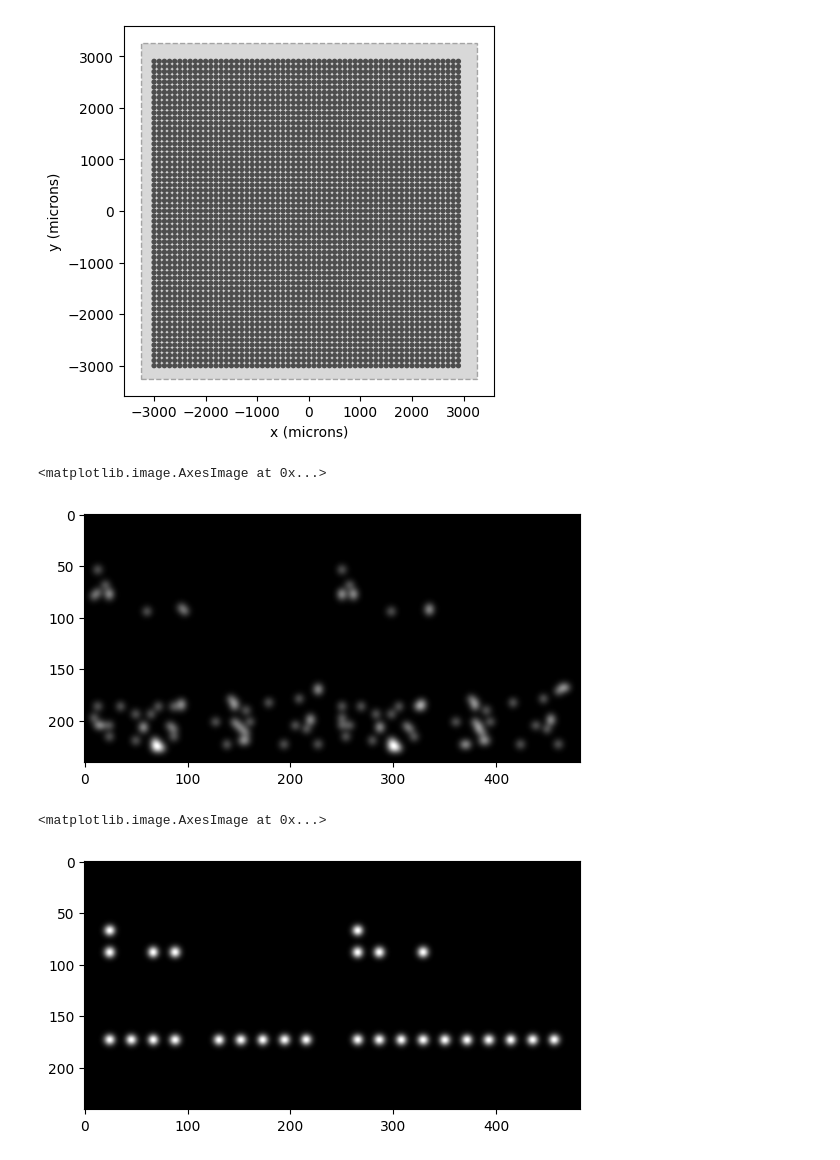
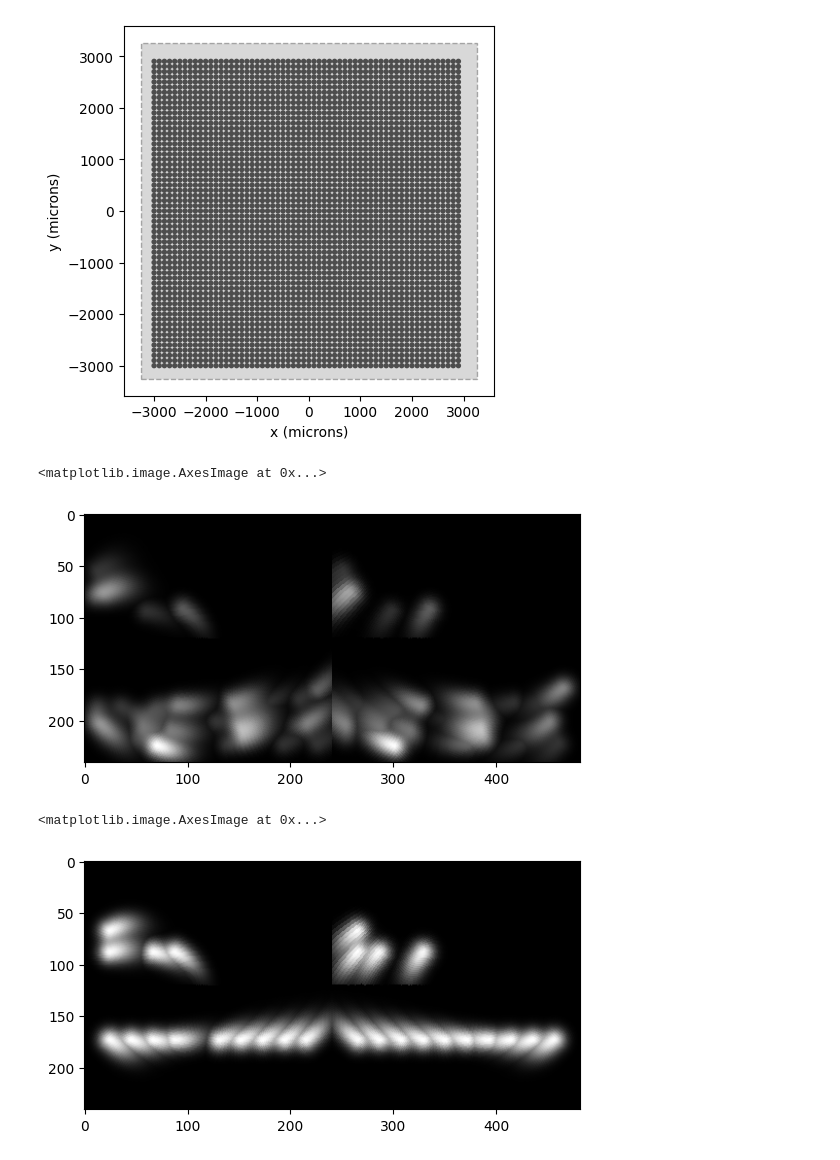
Before and after one commit to csirlin/StereoSight, a Jupyter notebook: depth.ipynb, the cells around one changed output. Saved outputs shown, nothing was run; the diff lists cells and outputs as text; code cells hidden in the pictures.

Commit message:
differentiate between left and right eyes

```diff
--- a/depth.ipynb
+++ b/depth.ipynb
@@ -67,4 +67,10 @@ plt.imshow(img_and_warped)
 ### pulse2percept time ###
 scoreboard = p2p.models.ScoreboardModel(xrange=(-12, 12), yrange=(-12, 12), xystep=0.1, rho=100)
 scoreboard.build()
+
+axon_left = p2p.models.AxonMapModel(xrange=(-12, 12), yrange=(-12, 12), xystep=0.1, eye="LE")
+axon_left.build()
+
+axon_right = p2p.models.AxonMapModel(xrange=(-12, 12), yrange=(-12, 12), xystep=0.1, eye="RE")
+axon_right.build()
 # %% [output]
@@ -102,0 +101,5 @@ plt.imshow(percept_side_by_side, cmap='gray')
+# %%
+argus_left = p2p.implants.ArgusII(eye="LE")
+argus_right = p2p.implants.ArgusII(eye="RE")
+argus_percept_left = utils.get_percept_data_from_image(img, axon_left, argus_left)
+argus_percept_right = utils.get_percept_data_from_image(img, axon_right, argus_right)
@@ -173,22 +196,22 @@ big_prosthetic.plot()
 <Axes: xlabel='x (microns)', ylabel='y (microns)'>
 [figure]
 # %%
-big_prosthetic.stim = utils.get_stim_from_key_points(big_prosthetic, kp_left, img.shape[0:2])
-keypoints_smart_big_left = scoreboard.predict_percept(big_prosthetic).data
-big_prosthetic.stim = utils.get_stim_from_key_points(big_prosthetic, kp_right, img.shape[0:2])
-keypoints_smart_big_right = scoreboard.predict_percept(big_prosthetic).data
+big_prosthetic_left.stim = utils.get_stim_from_key_points(big_prosthetic_left, kp_left, img.shape[0:2])
+keypoints_smart_big_left = axon_left.predict_percept(big_prosthetic_left).data
+big_prosthetic_right.stim = utils.get_stim_from_key_points(big_prosthetic_right, kp_right, img.shape[0:2])
+keypoints_smart_big_right = axon_right.predict_percept(big_prosthetic_right).data
 percept_side_by_side = np.hstack((keypoints_smart_big_left, keypoints_smart_big_right))
 plt.imshow(percept_side_by_side, cmap='gray')
 # %% [output]
 <matplotlib.image.AxesImage at 0x...>
-[figure, old version]
+[figure, new version]
 # %%
-argus.stim = utils.get_stim_from_key_points(argus, kp_left, img.shape[0:2])
-keypoints_smart_argus_left = scoreboard.predict_percept(argus).data
-argus.stim = utils.get_stim_from_key_points(argus, kp_right, img.shape[0:2])
-keypoints_smart_argus_right = scoreboard.predict_percept(argus).data
+argus_left.stim = utils.get_stim_from_key_points(argus_left, kp_left, img.shape[0:2])
+keypoints_smart_argus_left = axon_left.predict_percept(argus_left).data
+argus_right.stim = utils.get_stim_from_key_points(argus_right, kp_right, img.shape[0:2])
+keypoints_smart_argus_right = axon_right.predict_percept(argus_right).data
 percept_side_by_side = np.hstack((keypoints_smart_argus_left, keypoints_smart_argus_right))
 plt.imshow(percept_side_by_side, cmap='gray')
 # %% [output]
 <matplotlib.image.AxesImage at 0x...>
-[figure, old version]
+[figure, new version]
```
Also changed, not shown: parts of 9 cells of this notebook, 1 other file.
